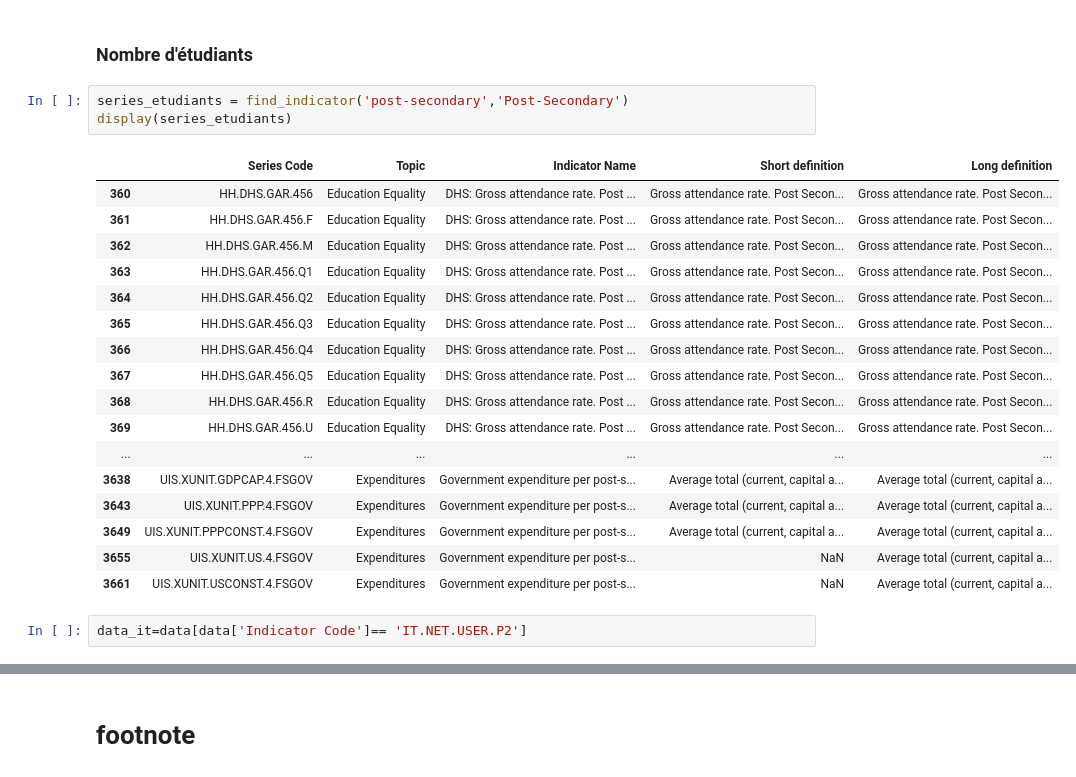
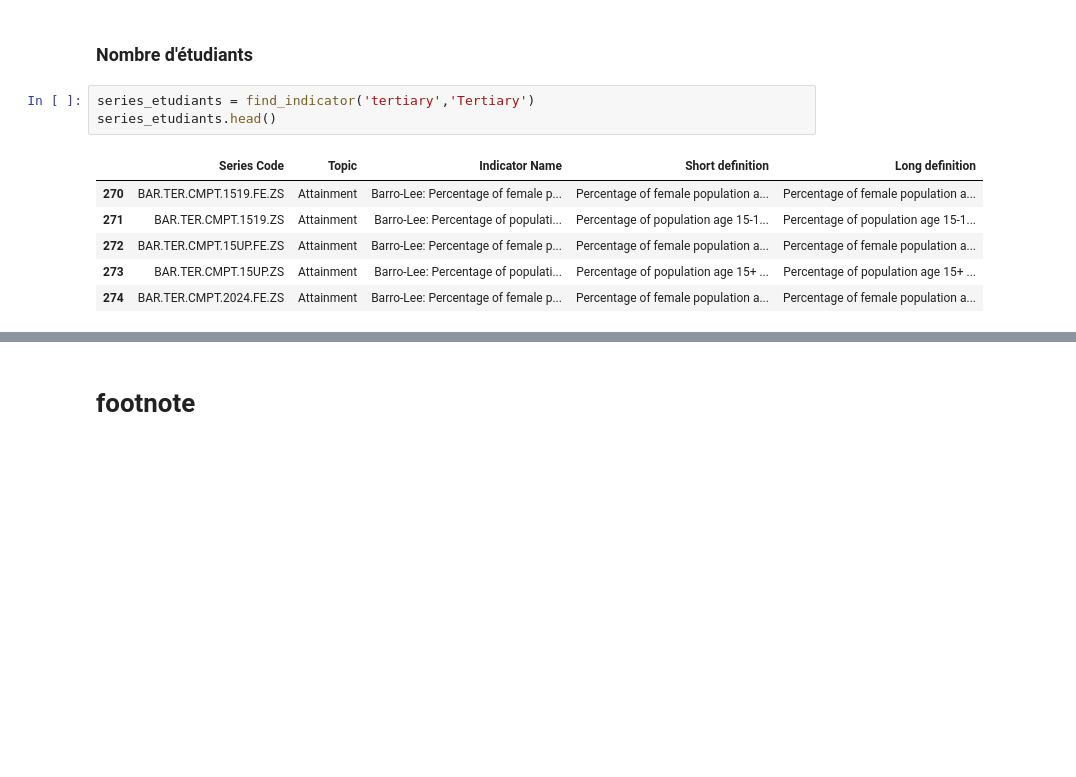
Before and after one commit to Zriple-Drison/Projet-2, a Jupyter notebook: Projet 2.ipynb, the cells around one changed output, grey strips where cells are left out. Drawn from its saved outputs; the diff is of its cells as text; blank space fills up the shorter version.

```diff
--- a/Projet 2.ipynb
+++ b/Projet 2.ipynb
@@ -259,25 +259,12 @@ Codes indicateurs:
 # %% [markdown]
 ### Nombre d'étudiants
 # %%
-series_etudiants = find_indicator('post-secondary','Post-Secondary')
-display(series_etudiants)
+series_etudiants = find_indicator('tertiary','Tertiary')
+series_etudiants.head()
 # %% [output]
 |  | Series Code | Topic | Indicator Name | Short definition | Long definition |
-| 360 | HH.DHS.GAR.456 | Education Equality | DHS: Gross attendance rate. Post ... | Gross attendance rate. Post Secon... | Gross attendance rate. Post Secon... |
-| 361 | HH.DHS.GAR.456.F | Education Equality | DHS: Gross attendance rate. Post ... | Gross attendance rate. Post Secon... | Gross attendance rate. Post Secon... |
-| 362 | HH.DHS.GAR.456.M | Education Equality | DHS: Gross attendance rate. Post ... | Gross attendance rate. Post Secon... | Gross attendance rate. Post Secon... |
-| 363 | HH.DHS.GAR.456.Q1 | Education Equality | DHS: Gross attendance rate. Post ... | Gross attendance rate. Post Secon... | Gross attendance rate. Post Secon... |
-| 364 | HH.DHS.GAR.456.Q2 | Education Equality | DHS: Gross attendance rate. Post ... | Gross attendance rate. Post Secon... | Gross attendance rate. Post Secon... |
-| 365 | HH.DHS.GAR.456.Q3 | Education Equality | DHS: Gross attendance rate. Post ... | Gross attendance rate. Post Secon... | Gross attendance rate. Post Secon... |
-| 366 | HH.DHS.GAR.456.Q4 | Education Equality | DHS: Gross attendance rate. Post ... | Gross attendance rate. Post Secon... | Gross attendance rate. Post Secon... |
-| 367 | HH.DHS.GAR.456.Q5 | Education Equality | DHS: Gross attendance rate. Post ... | Gross attendance rate. Post Secon... | Gross attendance rate. Post Secon... |
-| 368 | HH.DHS.GAR.456.R | Education Equality | DHS: Gross attendance rate. Post ... | Gross attendance rate. Post Secon... | Gross attendance rate. Post Secon... |
-| 369 | HH.DHS.GAR.456.U | Education Equality | DHS: Gross attendance rate. Post ... | Gross attendance rate. Post Secon... | Gross attendance rate. Post Secon... |
-| ... | ... | ... | ... | ... | ... |
-| 3638 | UIS.XUNIT.GDPCAP.4.FSGOV | Expenditures | Government expenditure per post-s... | Average total (current, capital a... | Average total (current, capital a... |
-| 3643 | UIS.XUNIT.PPP.4.FSGOV | Expenditures | Government expenditure per post-s... | Average total (current, capital a... | Average total (current, capital a... |
-| 3649 | UIS.XUNIT.PPPCONST.4.FSGOV | Expenditures | Government expenditure per post-s... | Average total (current, capital a... | Average total (current, capital a... |
-| 3655 | UIS.XUNIT.US.4.FSGOV | Expenditures | Government expenditure per post-s... | NaN | Average total (current, capital a... |
-| 3661 | UIS.XUNIT.USCONST.4.FSGOV | Expenditures | Government expenditure per post-s... | NaN | Average total (current, capital a... |
+| 270 | BAR.TER.CMPT.1519.FE.ZS | Attainment | Barro-Lee: Percentage of female p... | Percentage of female population a... | Percentage of female population a... |
+| 271 | BAR.TER.CMPT.1519.ZS | Attainment | Barro-Lee: Percentage of populati... | Percentage of population age 15-1... | Percentage of population age 15-1... |
+| 272 | BAR.TER.CMPT.15UP.FE.ZS | Attainment | Barro-Lee: Percentage of female p... | Percentage of female population a... | Percentage of female population a... |
+| 273 | BAR.TER.CMPT.15UP.ZS | Attainment | Barro-Lee: Percentage of populati... | Percentage of population age 15+ ... | Percentage of population age 15+ ... |
+| 274 | BAR.TER.CMPT.2024.FE.ZS | Attainment | Barro-Lee: Percentage of female p... | Percentage of female population a... | Percentage of female population a... |
-# %%
-data_it=data[data['Indicator Code']== 'IT.NET.USER.P2']
```
Also changed, not shown: parts of 29 cells of this notebook.
